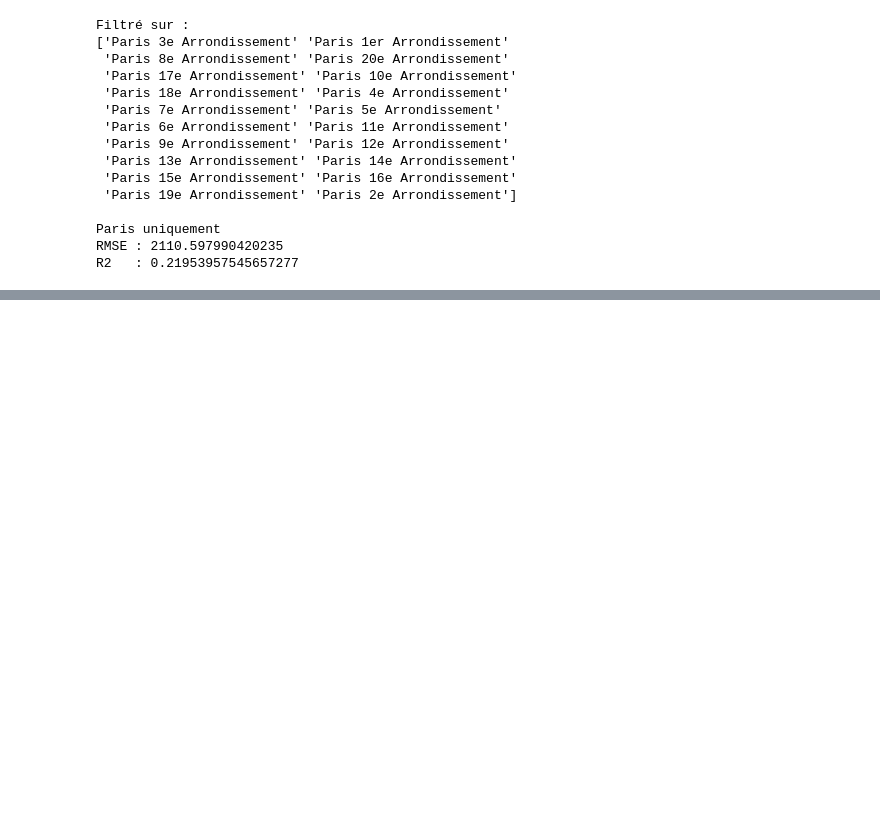
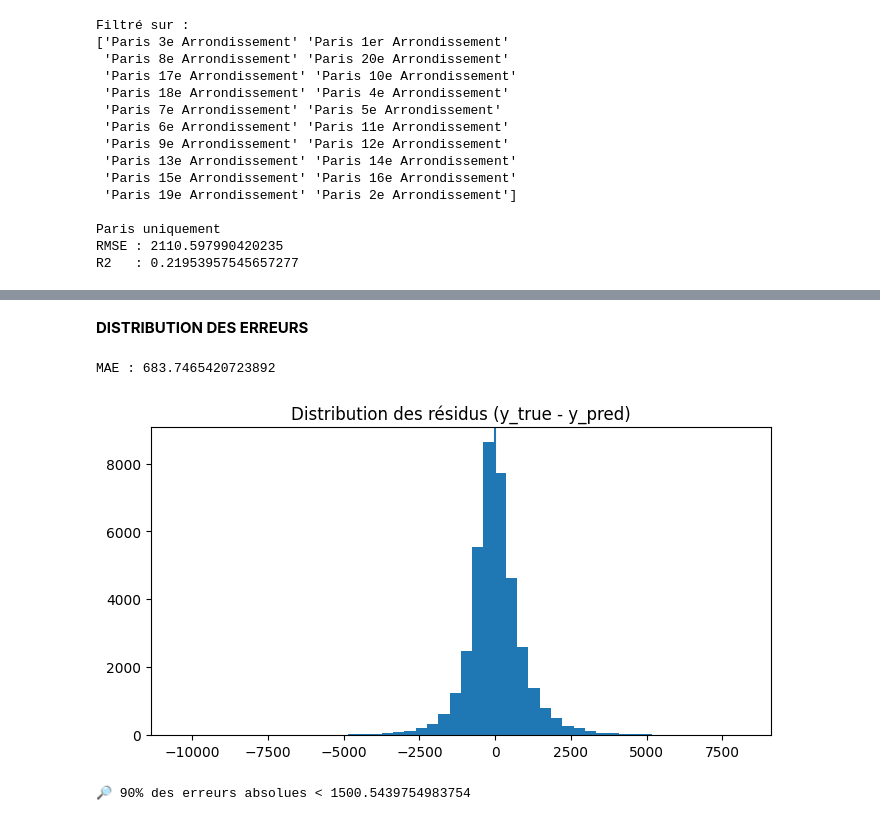
Before and after one commit to standemdem/compagnon-immobilier, a Jupyter notebook: notebooks/04_prediction_full_2020.ipynb, the cells around one changed output, grey strips where cells are left out. Cells and saved outputs as stored; diff of their text form; code cells hidden in the pictures; blank space fills up the shorter version.

```diff
--- a/notebooks/04_prediction_full_2020.ipynb
+++ b/notebooks/04_prediction_full_2020.ipynb
@@ -405,0 +493,20 @@ R2   : 0.21953957545657277
+# %% [markdown]
+**DISTRIBUTION DES ERREURS**
+# %%
+residuals = y_test - y_pred
+abs_error = np.abs(residuals)
+
+print("MAE :", mean_absolute_error(y_test, y_pred))
+
+plt.figure(figsize=(8, 4))
+plt.hist(residuals, bins=50)
+plt.axvline(0)
+plt.title("Distribution des résidus (y_true - y_pred)")
+plt.show()
+
+print("🔎 90% des erreurs absolues <",
+      np.percentile(abs_error, 90))
+# %% [output]
+MAE : 683.7465420723892
+[figure, added]
+🔎 90% des erreurs absolues < 1500.5439754983754
```
Also changed, not shown: parts of 16 cells of this notebook.
